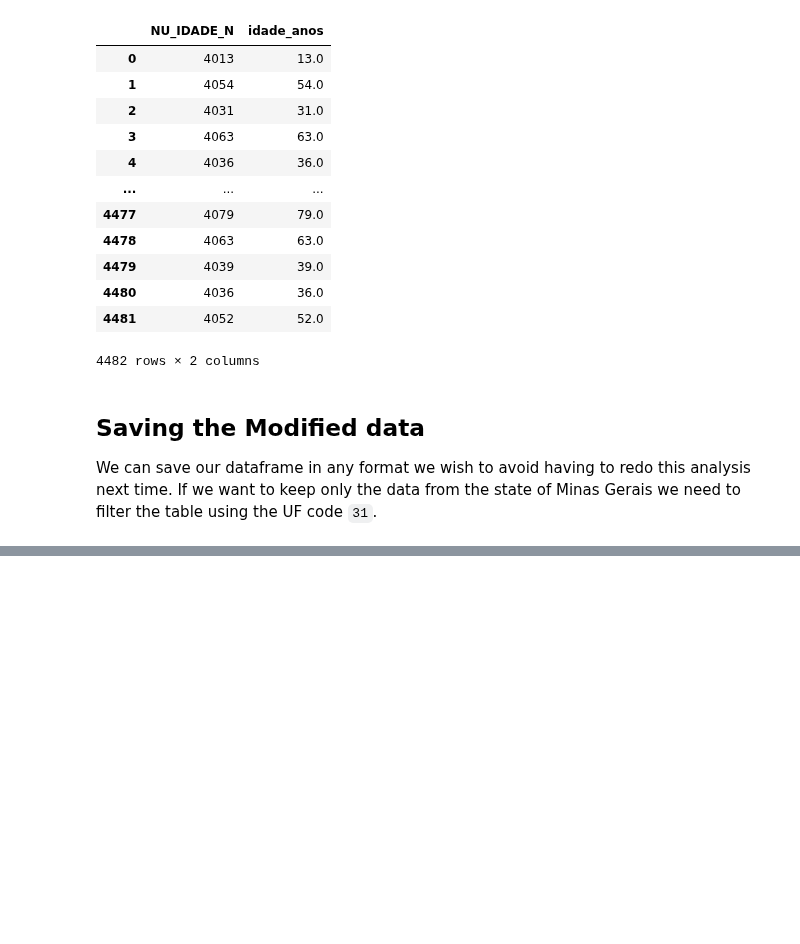
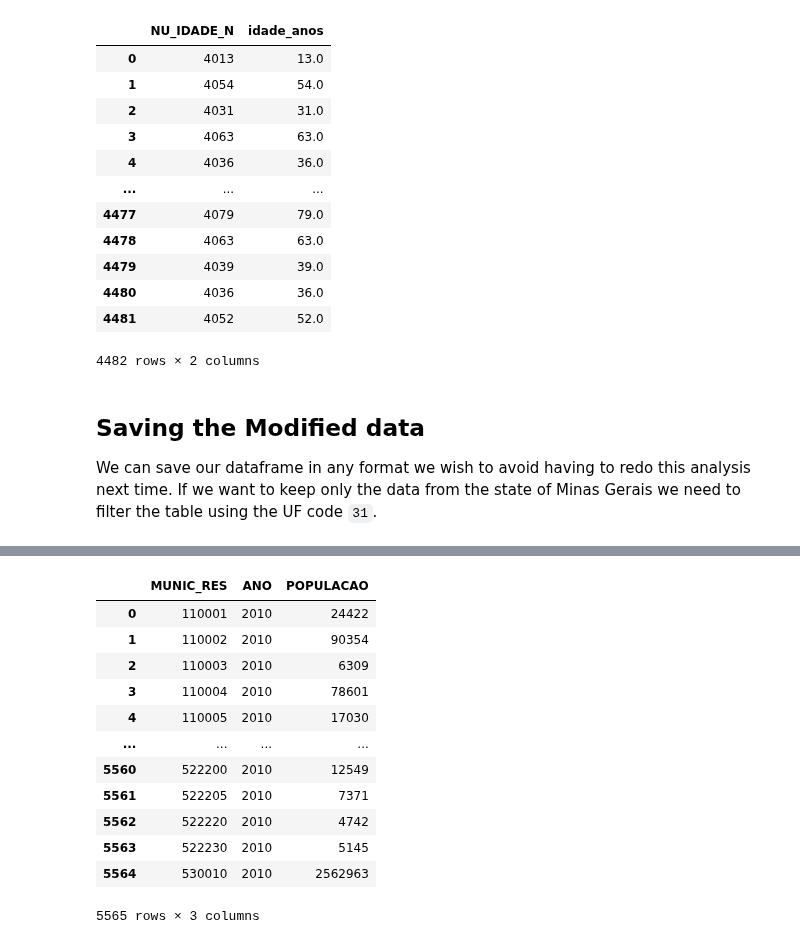
Before and after one commit to AlertaDengue/PySUS, a Jupyter notebook: docs/source/tutorials/Preprocessing SINAN.ipynb, the cells around one changed output, grey strips where cells are left out. Saved outputs shown, nothing was run; the diff lists cells and outputs as text; code cells hidden in the pictures; blank space fills up the shorter version.

```diff
--- a/docs/source/tutorials/Preprocessing SINAN.ipynb
+++ b/docs/source/tutorials/Preprocessing SINAN.ipynb
@@ -275,0 +204,17 @@ df[df.SG_UF_NOT==31].to_csv('chagas_SP_2018_mod.csv',sep=';',compression='zip')
+# %%
+pop = IBGE.get_population(source="POP", year=2010)
+pop
+# %% [output]
+|  | MUNIC_RES | ANO | POPULACAO |
+| 0 | 110001 | 2010 | 24422 |
+| 1 | 110002 | 2010 | 90354 |
+| 2 | 110003 | 2010 | 6309 |
+| 3 | 110004 | 2010 | 78601 |
+| 4 | 110005 | 2010 | 17030 |
+| ... | ... | ... | ... |
+| 5560 | 522200 | 2010 | 12549 |
+| 5561 | 522205 | 2010 | 7371 |
+| 5562 | 522220 | 2010 | 4742 |
+| 5563 | 522230 | 2010 | 5145 |
+| 5564 | 530010 | 2010 | 2562963 |
+5565 rows × 3 columns
```
Also changed, not shown: parts of 20 cells of this notebook, 5 other files.
